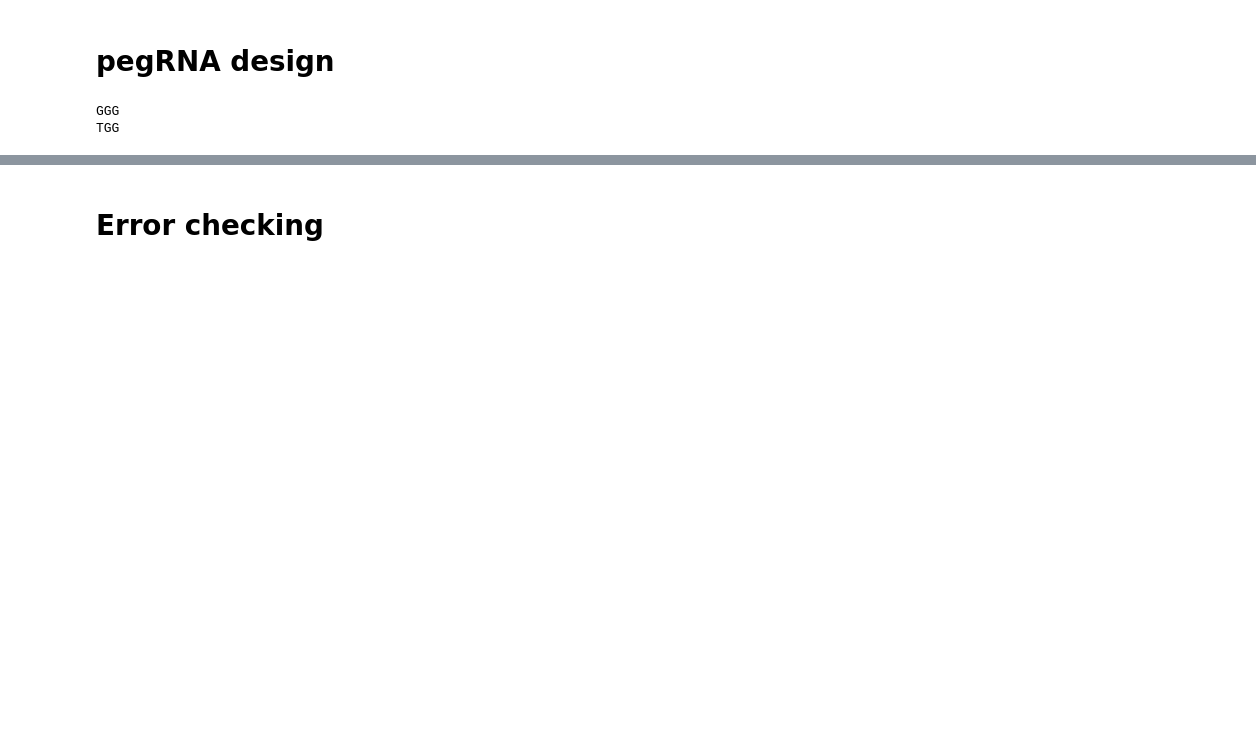
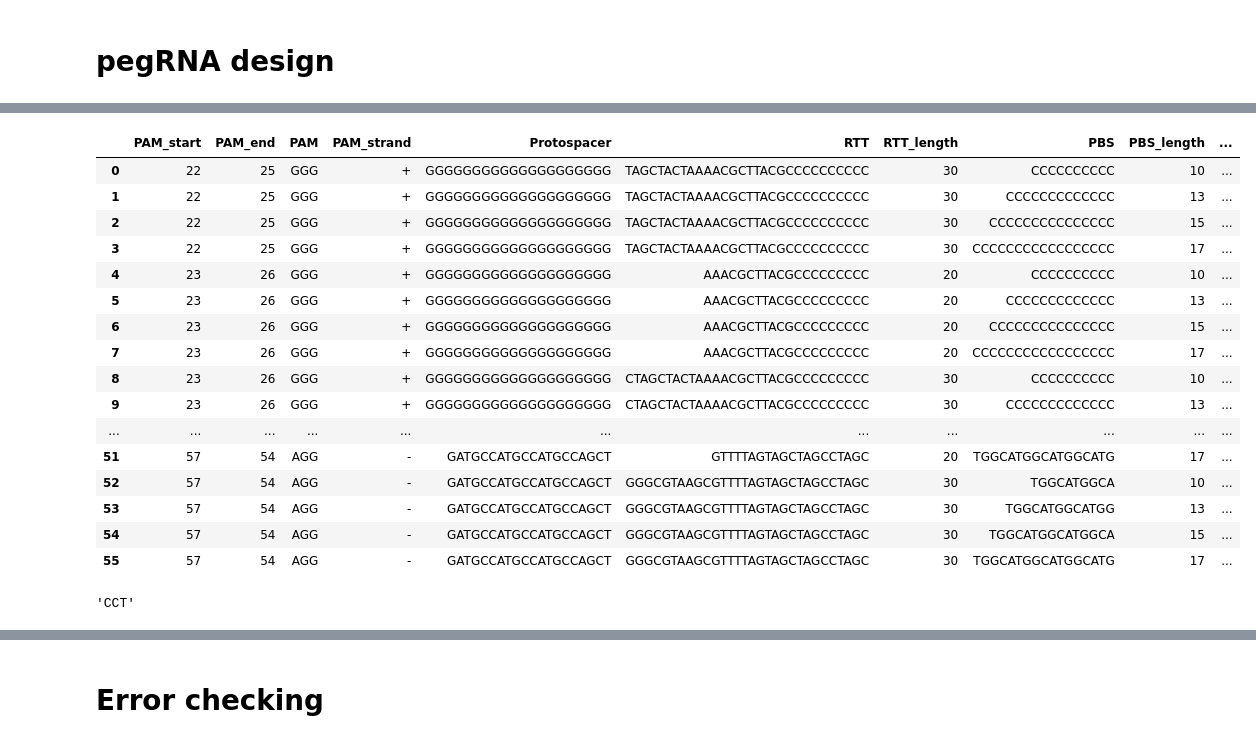
Before and after one commit to samgould2/PEGG2.0, a Jupyter notebook: PEGG2_REAL.ipynb, the cells around one changed output, grey strips where cells are left out. Cells and saved outputs as stored; diff of their text form; code cells hidden in the pictures; blank space fills up the shorter version.

```diff
--- a/PEGG2_REAL.ipynb
+++ b/PEGG2_REAL.ipynb
@@ -665,7 +666,8 @@ TACT
 # %% [markdown]
 # Putting some things together
 # %%
-seq = 'GGGGGGGGGGGGGGGGGGGGGGGGGGGGGCGTAAGCGTTT(ACG/GCA)TGGCTAGCCTAGCTGGCATGGCATGGCATGGCATGGCATGGCA'
+seq = 'GGGGGGGGGGGGGGGGGGGGGGGGGGGGGCGTAAGCGTTT(ATGG/)TAGTAGCTAGCCTAGCTGGCATGGCATGGCATGGCATGGCATGGCA'
 
 var_type, wt_w_context, alt_w_context, left_seq, right_seq, ref_seq, alt_seq = primedesign_formatter(seq)
+mut = mutation(wt_w_context, alt_w_context, left_seq, right_seq, var_type, ref_seq, alt_seq, chrom=None, genome=None)
 # %% [output]
@@ -754,29 +754,3 @@ mut.PAM_idx_rc
 [(33, 36)]
 # %% [markdown]
 # pegRNA design
-# %%
-RTT_lengths = [5,10,20]
-PBS_lengths = [10,13,15]
-
-seq_F = mut.wt_forward
-
-left_len = len(mut.left_seq)
-right_len = len(mut.right_seq)
-
-
-#iterate over the eligible PAM sequences
-for i in mut.PAM_idx_forward:
-
-    PAM_start = i[0]
-    PAM_end = i[1]
-
-    #for RTT_len in RTT_lengths:
-
-#    PAM_seq = seq_F[PAM_start:PAM_end]
-
-    if PAM_start <=left_len:
-
-    #remember that it's 3' extension (so shit is reverse complemented, etc...)
-# %% [output]
-GGG
-TGG
@@ -782,0 +893,25 @@ TGG
+# %%
+#mutation info
+seq = 'GGGGGGGGGGGGGGGGGGGGGGGGGGGGGCGTAAGCGTTT(ATGG/)TAGTAGCTAGCCTAGCTGGCATGGCATGGCATGGCATGGCATGGCA'
+PAM = "NGG"
+#--params
+RTT_lengths = [10,20,30]
+PBS_lengths = [10,13, 15,17]
+orientation = '-'
+proto_size = 19
+
+max_RTT_length = max(RTT_lengths)
+
+var_type, wt_w_context, alt_w_context, left_seq, right_seq, ref_seq, alt_seq = primedesign_formatter(seq)
+mut = mutation(wt_w_context, alt_w_context, left_seq, right_seq, var_type, ref_seq, alt_seq, chrom=None, genome=None)
+mut.PAM_idx_forward, mut.PAM_idx_rc = eligible_PAM_finder(mut, PAM, max_RTT_length, proto_size)
+
+
+
+peg_df_plus = pegRNA_generator(mut, PAM, '+', proto_size, RTT_lengths, PBS_lengths)
+peg_df_minus = pegRNA_generator(mut, PAM, '-', proto_size, RTT_lengths, PBS_lengths)
+
+#need to translate PAM indexing for the - strand!!!!
+#convert to genome coordinates as well...
+pd.concat((peg_df_plus, peg_df_minus)).reset_index().drop(columns='index')
+# %% [output]
@@ -782,0 +925,21 @@ TGG
+|  | PAM_start | PAM_end | PAM | PAM_strand | Protospacer | RTT | RTT_length | PBS | PBS_length | ... |
+| 0 | 22 | 25 | GGG | + | GGGGGGGGGGGGGGGGGGGG | TAGCTACTAAAACGCTTACGCCCCCCCCCC | 30 | CCCCCCCCCC | 10 | ... |
+| 1 | 22 | 25 | GGG | + | GGGGGGGGGGGGGGGGGGGG | TAGCTACTAAAACGCTTACGCCCCCCCCCC | 30 | CCCCCCCCCCCCC | 13 | ... |
+| 2 | 22 | 25 | GGG | + | GGGGGGGGGGGGGGGGGGGG | TAGCTACTAAAACGCTTACGCCCCCCCCCC | 30 | CCCCCCCCCCCCCCC | 15 | ... |
+| 3 | 22 | 25 | GGG | + | GGGGGGGGGGGGGGGGGGGG | TAGCTACTAAAACGCTTACGCCCCCCCCCC | 30 | CCCCCCCCCCCCCCCCC | 17 | ... |
+| 4 | 23 | 26 | GGG | + | GGGGGGGGGGGGGGGGGGGG | AAACGCTTACGCCCCCCCCC | 20 | CCCCCCCCCC | 10 | ... |
+| 5 | 23 | 26 | GGG | + | GGGGGGGGGGGGGGGGGGGG | AAACGCTTACGCCCCCCCCC | 20 | CCCCCCCCCCCCC | 13 | ... |
+| 6 | 23 | 26 | GGG | + | GGGGGGGGGGGGGGGGGGGG | AAACGCTTACGCCCCCCCCC | 20 | CCCCCCCCCCCCCCC | 15 | ... |
+| 7 | 23 | 26 | GGG | + | GGGGGGGGGGGGGGGGGGGG | AAACGCTTACGCCCCCCCCC | 20 | CCCCCCCCCCCCCCCCC | 17 | ... |
+| 8 | 23 | 26 | GGG | + | GGGGGGGGGGGGGGGGGGGG | CTAGCTACTAAAACGCTTACGCCCCCCCCC | 30 | CCCCCCCCCC | 10 | ... |
+| 9 | 23 | 26 | GGG | + | GGGGGGGGGGGGGGGGGGGG | CTAGCTACTAAAACGCTTACGCCCCCCCCC | 30 | CCCCCCCCCCCCC | 13 | ... |
+| ... | ... | ... | ... | ... | ... | ... | ... | ... | ... | ... |
+| 51 | 57 | 54 | AGG | - | GATGCCATGCCATGCCAGCT | GTTTTAGTAGCTAGCCTAGC | 20 | TGGCATGGCATGGCATG | 17 | ... |
+| 52 | 57 | 54 | AGG | - | GATGCCATGCCATGCCAGCT | GGGCGTAAGCGTTTTAGTAGCTAGCCTAGC | 30 | TGGCATGGCA | 10 | ... |
+| 53 | 57 | 54 | AGG | - | GATGCCATGCCATGCCAGCT | GGGCGTAAGCGTTTTAGTAGCTAGCCTAGC | 30 | TGGCATGGCATGG | 13 | ... |
+| 54 | 57 | 54 | AGG | - | GATGCCATGCCATGCCAGCT | GGGCGTAAGCGTTTTAGTAGCTAGCCTAGC | 30 | TGGCATGGCATGGCA | 15 | ... |
+| 55 | 57 | 54 | AGG | - | GATGCCATGCCATGCCAGCT | GGGCGTAAGCGTTTTAGTAGCTAGCCTAGC | 30 | TGGCATGGCATGGCATG | 17 | ... |
+# %%
+mut.wt_forward[54:57]
+# %% [output]
+'CCT'
```
Also changed, not shown: parts of 30 cells of this notebook, 5 other files.
